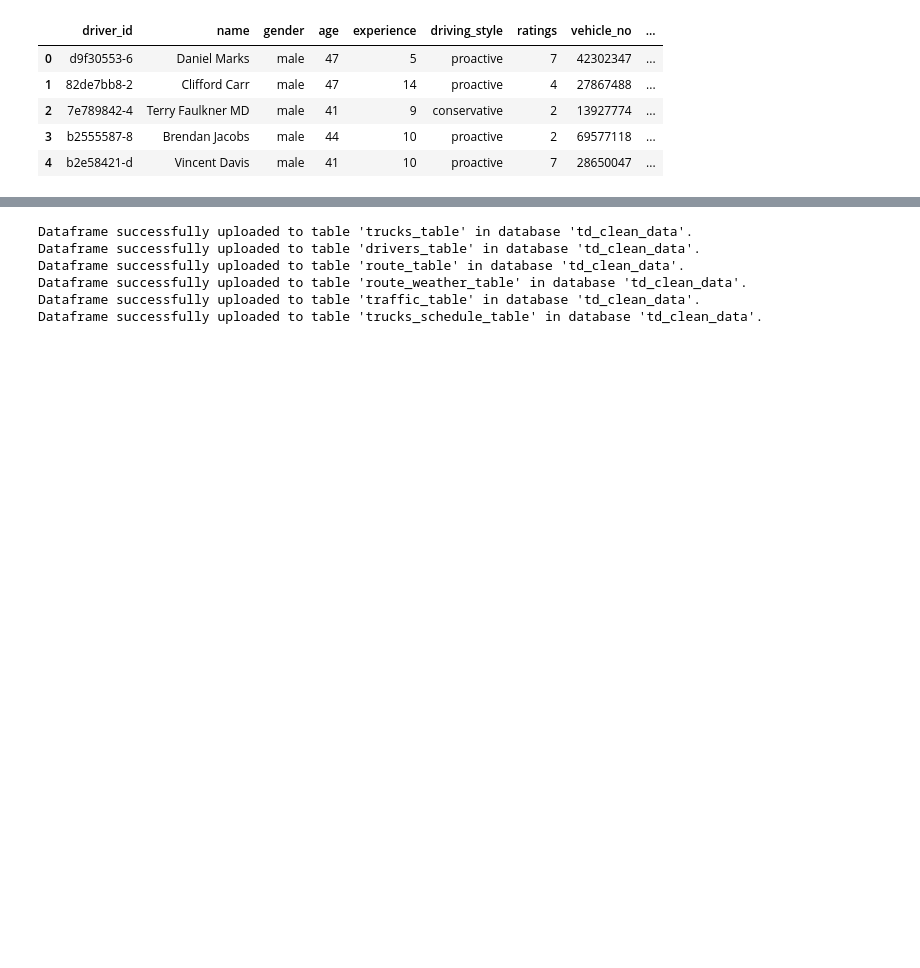
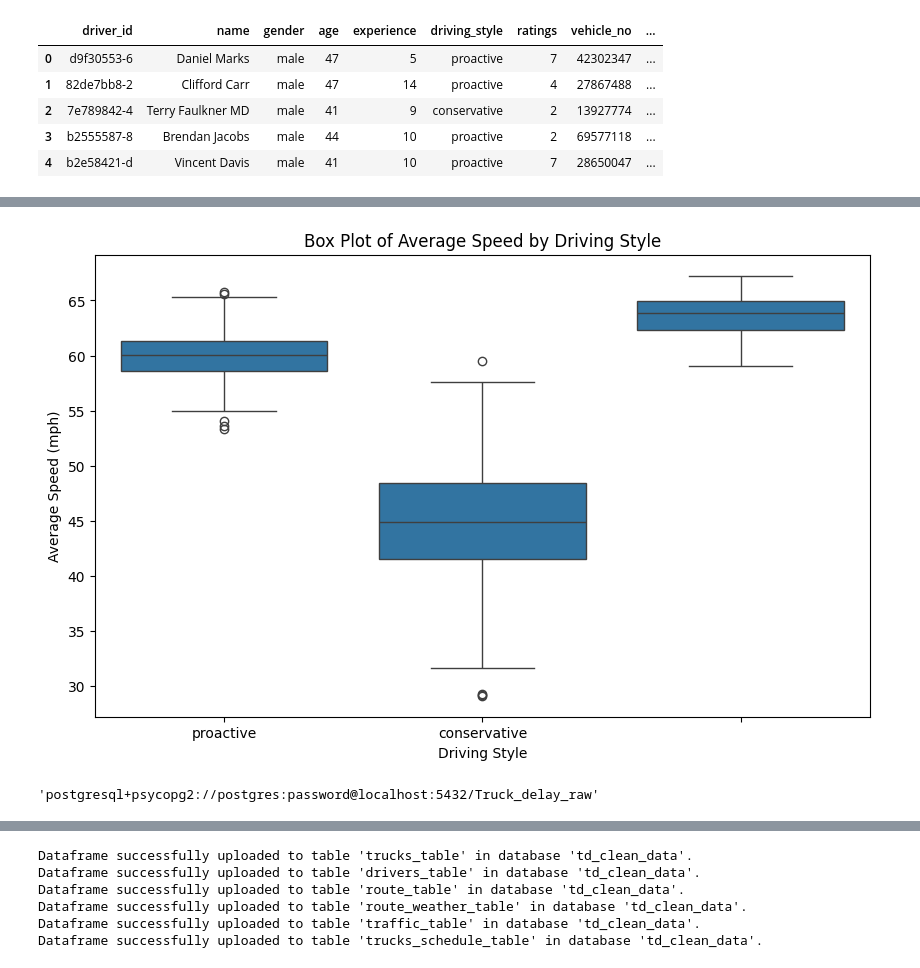
Before and after one commit to pnarne148/Truck-delay-classification, a Jupyter notebook: notebooks/data_ingestion.ipynb, the cells around one changed output, grey strips where cells are left out. Drawn from its saved outputs; the diff is of its cells as text; code cells hidden in the pictures; blank space fills up the shorter version.

```diff
--- a/notebooks/data_ingestion.ipynb
+++ b/notebooks/data_ingestion.ipynb
@@ -313,3 +330,17 @@ drivers_df.head()
+# %%
+# Create the box plot
+plt.figure(figsize=(10, 6))  # Set the figure size
+sns.boxplot(x='driving_style', y='average_speed_mph', data=drivers_df)
+
+# Add labels and title
+plt.title('Box Plot of Average Speed by Driving Style')
+plt.xlabel('Driving Style')
+plt.ylabel('Average Speed (mph)')
+
+# Show the plot
+plt.show()
+# %% [output]
+[figure, added]
 # %%
 def upload_dataframe_to_postgres(dataframe, database, table_name, if_exists='replace'):
     try:
@@ -329,3 +360,15 @@ def upload_dataframe_to_postgres(dataframe, database, table_name, if_exists='rep
 
     except Exception as error:
         print(f"Error uploading dataframe to table '{table_name}' in database '{database}': {error}")
+# %%
+user = "postgres"
+password = "password"
+host = "localhost"
+port = 5432
+database = "Truck_delay_raw"
+
+# Connection string
+connection_string = f'postgresql+psycopg2://{user}:{password}@{host}:{port}/{database}'
+connection_string
+# %% [output]
+'postgresql+psycopg2://postgres:password@localhost:5432/Truck_delay_raw'
```
Also changed, not shown: parts of 4 cells of this notebook, 3 other files.
